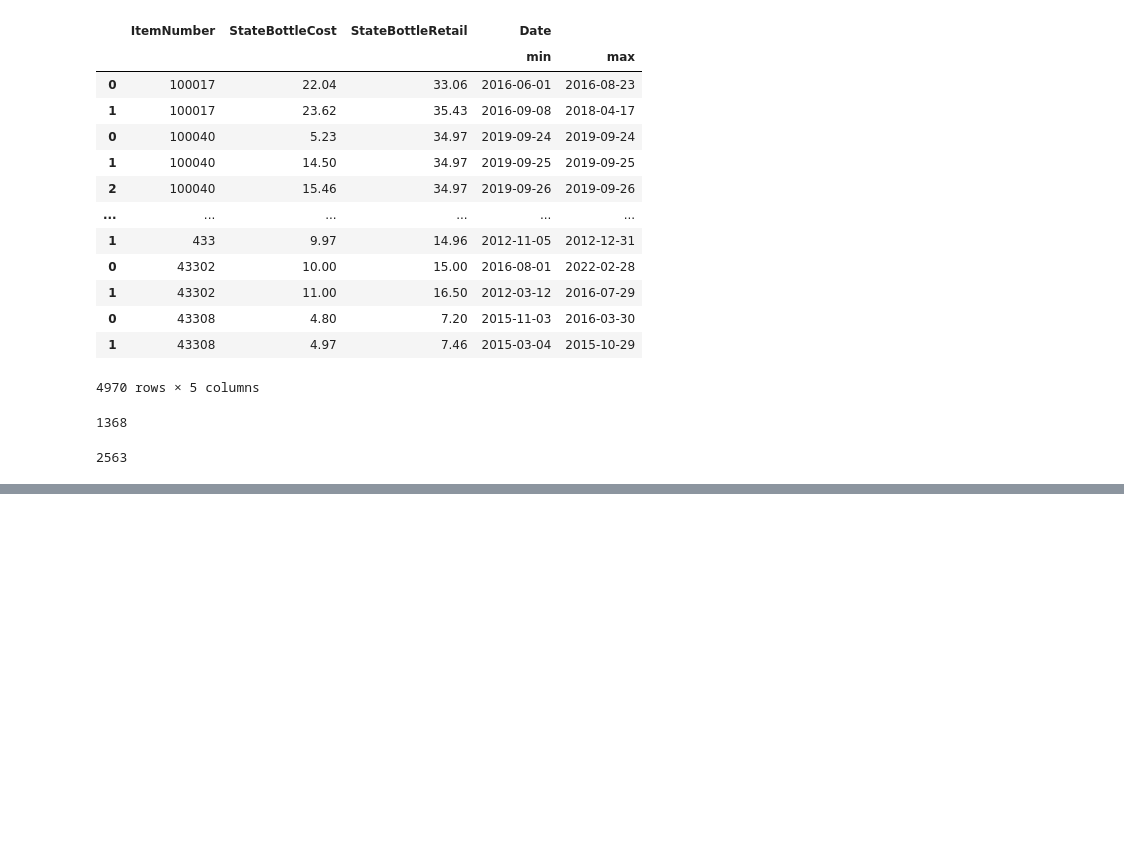
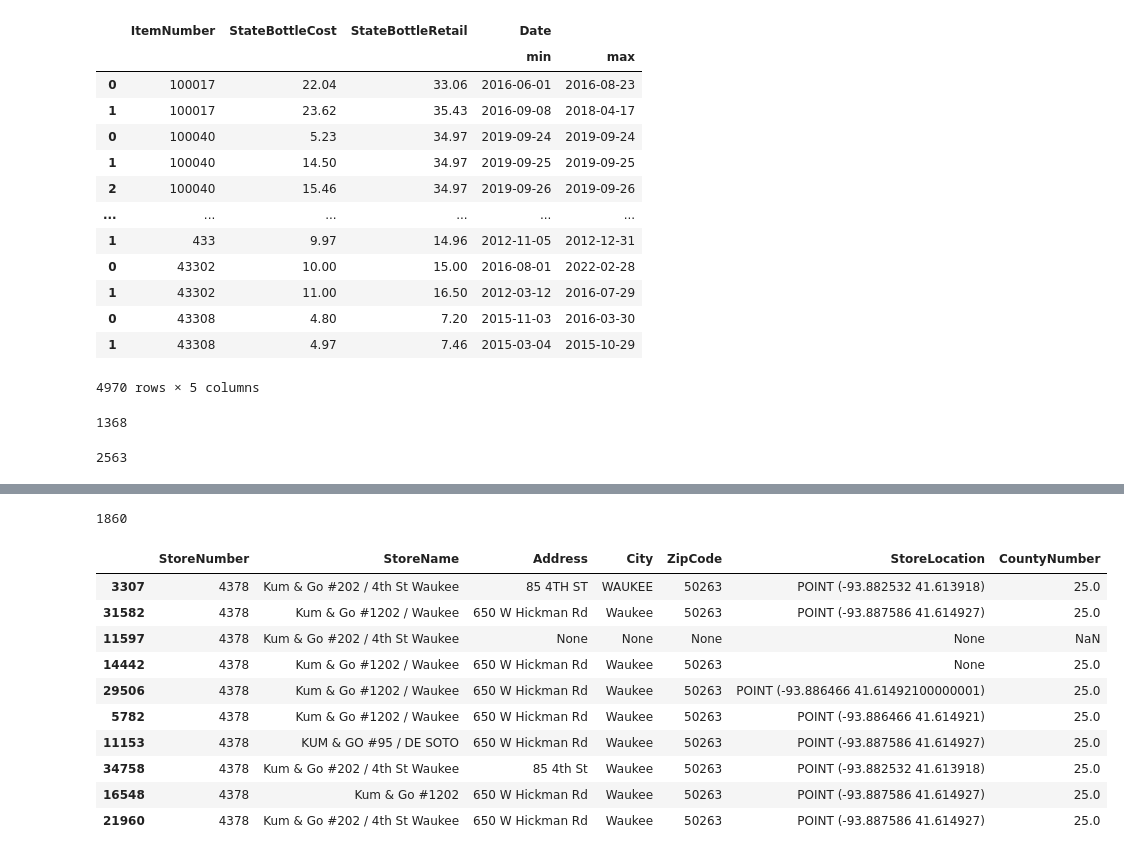
Before and after one commit to saudino480/liquor_capstone_ex, a Jupyter notebook: split_db.ipynb, the cells around one changed output, grey strips where cells are left out. Drawn from its saved outputs; the diff is of its cells as text; code cells hidden in the pictures; blank space fills up the shorter version.

```diff
--- a/split_db.ipynb
+++ b/split_db.ipynb
@@ -413,0 +419,6 @@ len(trimmed)
+# %%
+ddf = data_prep(store_info)
+# %%
+sub_ddf = ddf.drop('Date', axis = 1)
+# %%
+sub_ddf = sub_ddf.drop_duplicates().compute()
@@ -413,0 +450,19 @@ len(trimmed)
+# %%
+sum(sub_ddf.StoreNumber.value_counts().sort_values(ascending = False) > 1)
+# %% [output]
+1860
+# %%
+# brief look at the data shows there are a couple of stores... but only the Kum & Go on 650W Hickman seems like the one that exists
+sub_ddf[sub_ddf.StoreNumber == 4378]
+# %% [output]
+|  | StoreNumber | StoreName | Address | City | ZipCode | StoreLocation | CountyNumber |
+| 3307 | 4378 | Kum & Go #202 / 4th St Waukee | 85 4TH ST | WAUKEE | 50263 | POINT (-93.882532 41.613918) | 25.0 |
+| 31582 | 4378 | Kum & Go #1202 / Waukee | 650 W Hickman Rd | Waukee | 50263 | POINT (-93.887586 41.614927) | 25.0 |
+| 11597 | 4378 | Kum & Go #202 / 4th St Waukee | None | None | None | None | NaN |
+| 14442 | 4378 | Kum & Go #1202 / Waukee | 650 W Hickman Rd | Waukee | 50263 | None | 25.0 |
+| 29506 | 4378 | Kum & Go #1202 / Waukee | 650 W Hickman Rd | Waukee | 50263 | POINT (-93.886466 41.61492100000001) | 25.0 |
+| 5782 | 4378 | Kum & Go #1202 / Waukee | 650 W Hickman Rd | Waukee | 50263 | POINT (-93.886466 41.614921) | 25.0 |
+| 11153 | 4378 | KUM & GO #95 / DE SOTO | 650 W Hickman Rd | Waukee | 50263 | POINT (-93.887586 41.614927) | 25.0 |
+| 34758 | 4378 | Kum & Go #202 / 4th St Waukee | 85 4th St | Waukee | 50263 | POINT (-93.882532 41.613918) | 25.0 |
+| 16548 | 4378 | Kum & Go #1202 | 650 W Hickman Rd | Waukee | 50263 | POINT (-93.887586 41.614927) | 25.0 |
+| 21960 | 4378 | Kum & Go #202 / 4th St Waukee | 650 W Hickman Rd | Waukee | 50263 | POINT (-93.887586 41.614927) | 25.0 |
```
Also changed, not shown: parts of 42 cells of this notebook.
